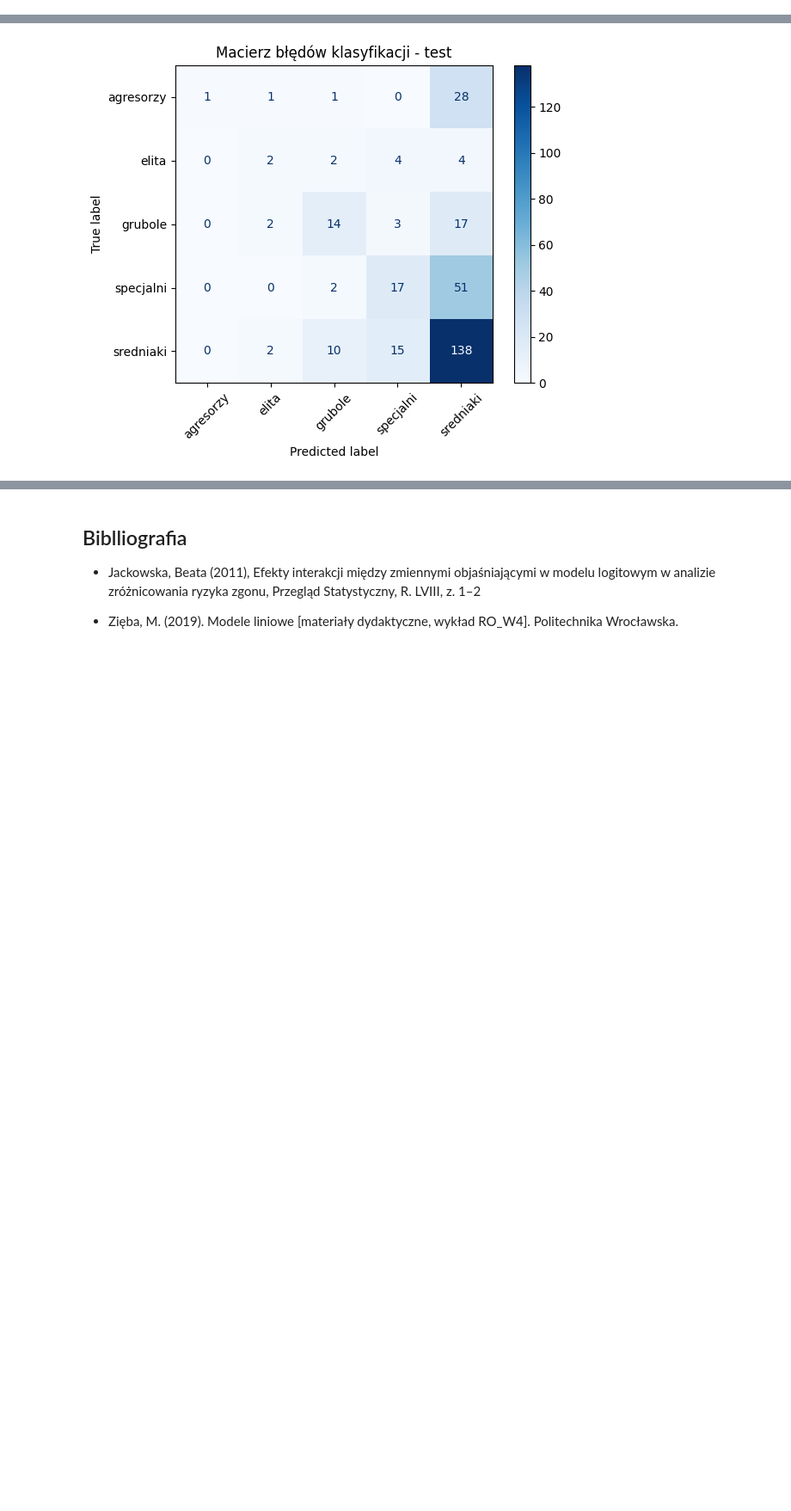
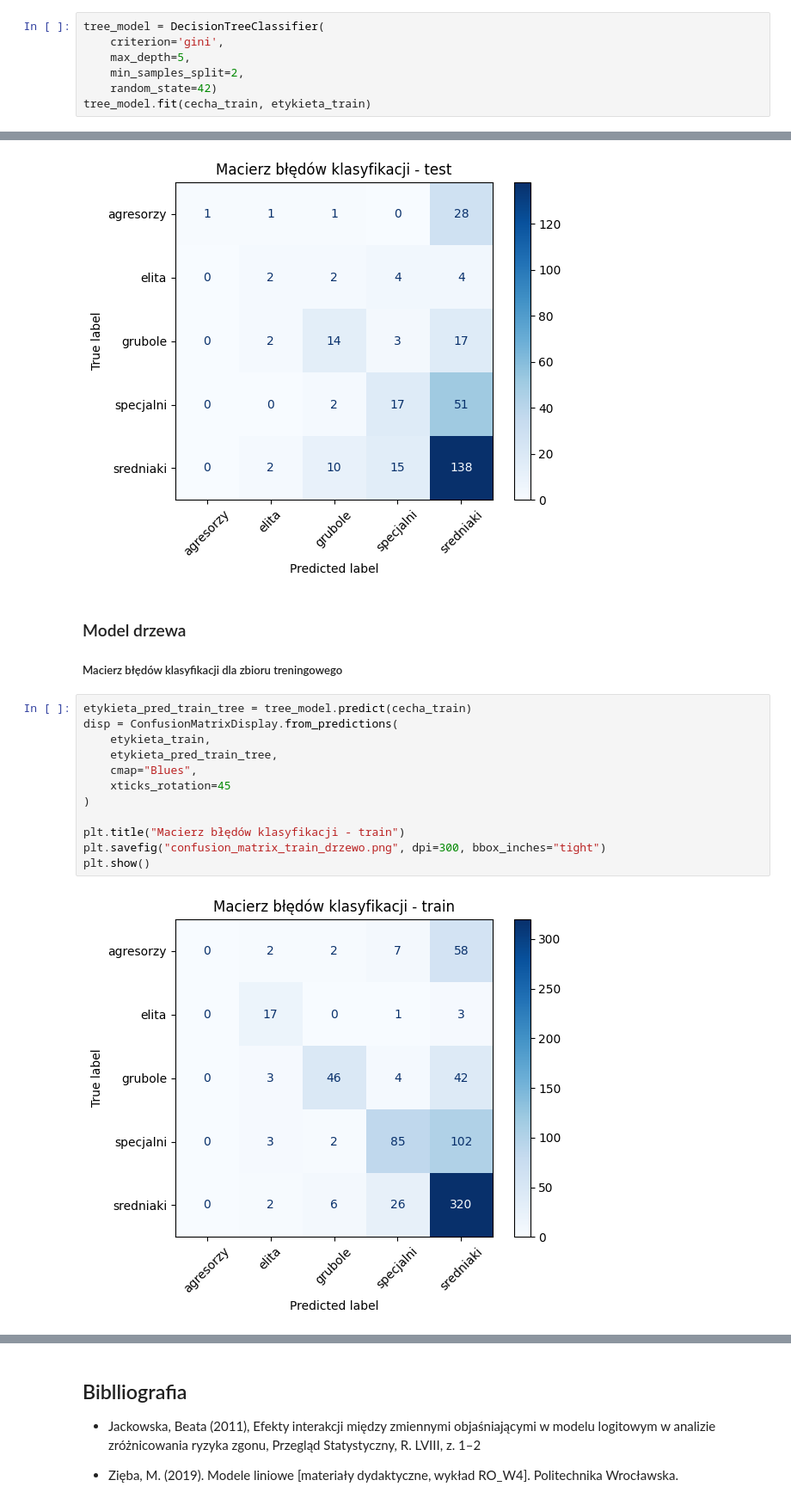
Before and after one commit to jarmuszz/mad-projekt2, a Jupyter notebook: main.ipynb, the cells around one changed output, grey strips where cells are left out. Shown at 86% size. Cells and saved outputs as stored; diff of their text form; blank space fills up the shorter version.

Commit message:
Add tree to the main file

```diff
--- a/main.ipynb
+++ b/main.ipynb
@@ -219,0 +238,7 @@ Pipeline(steps=[('standardscaler', StandardScaler()),
+# %%
+tree_model = DecisionTreeClassifier(
+    criterion='gini',
+    max_depth=5,
+    min_samples_split=2,
+    random_state=42)
+tree_model.fit(cecha_train, etykieta_train)
@@ -290,3 +317,20 @@ plt.savefig("confusion_matrix_test_regresja.png", dpi=300, bbox_inches="tight")
 plt.show()
 # %% [output]
 [figure]
+# %% [markdown]
+### Model drzewa
+##### Macierz błędów klasyfikacji dla zbioru treningowego
+# %%
+etykieta_pred_train_tree = tree_model.predict(cecha_train)
+disp = ConfusionMatrixDisplay.from_predictions(
+    etykieta_train,
+    etykieta_pred_train_tree,
+    cmap="Blues",
+    xticks_rotation=45
+)
+
+plt.title("Macierz błędów klasyfikacji - train")
+plt.savefig("confusion_matrix_train_drzewo.png", dpi=300, bbox_inches="tight")
+plt.show()
+# %% [output]
+[figure, added]
```
Also changed, not shown: parts of 11 cells of this notebook.
